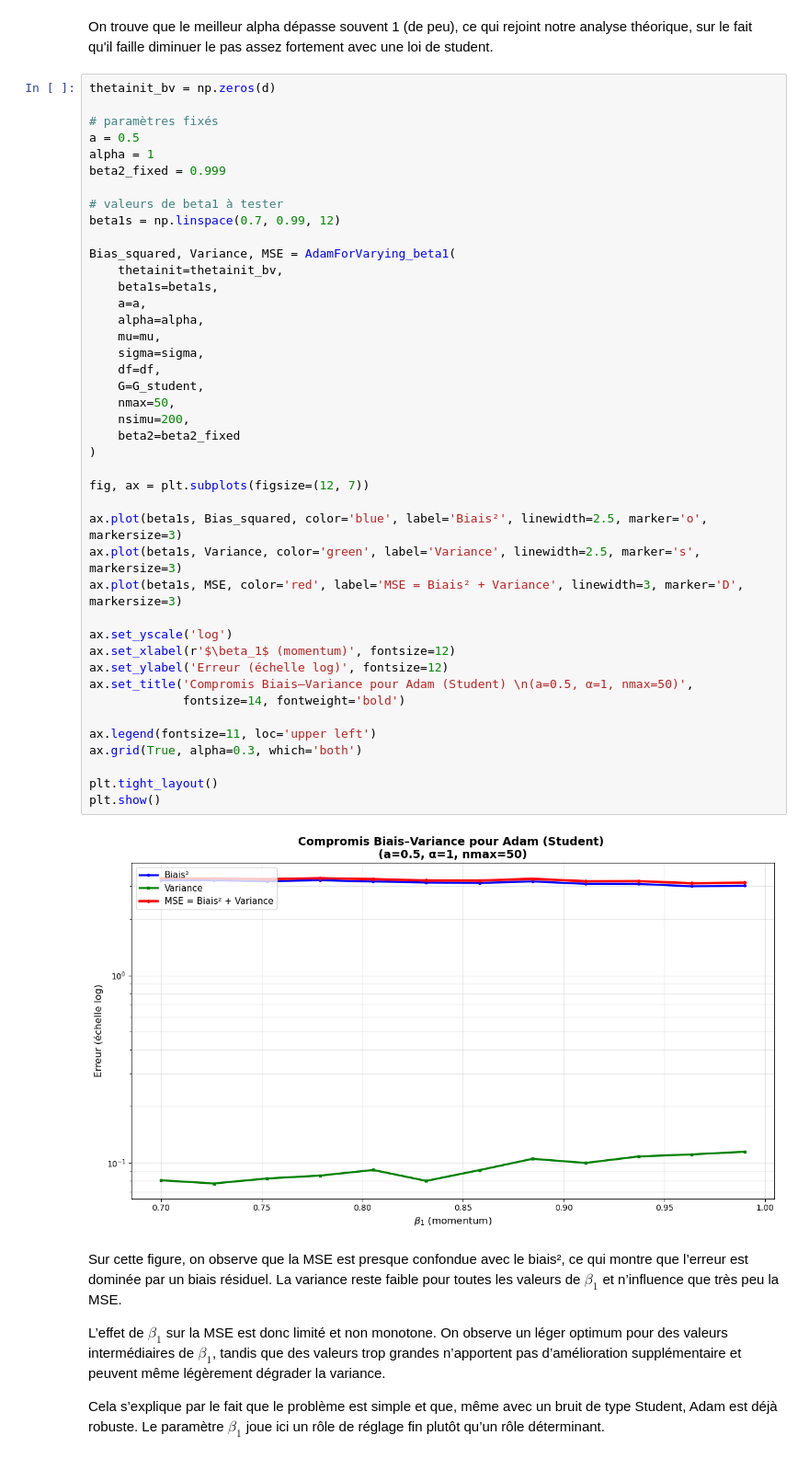
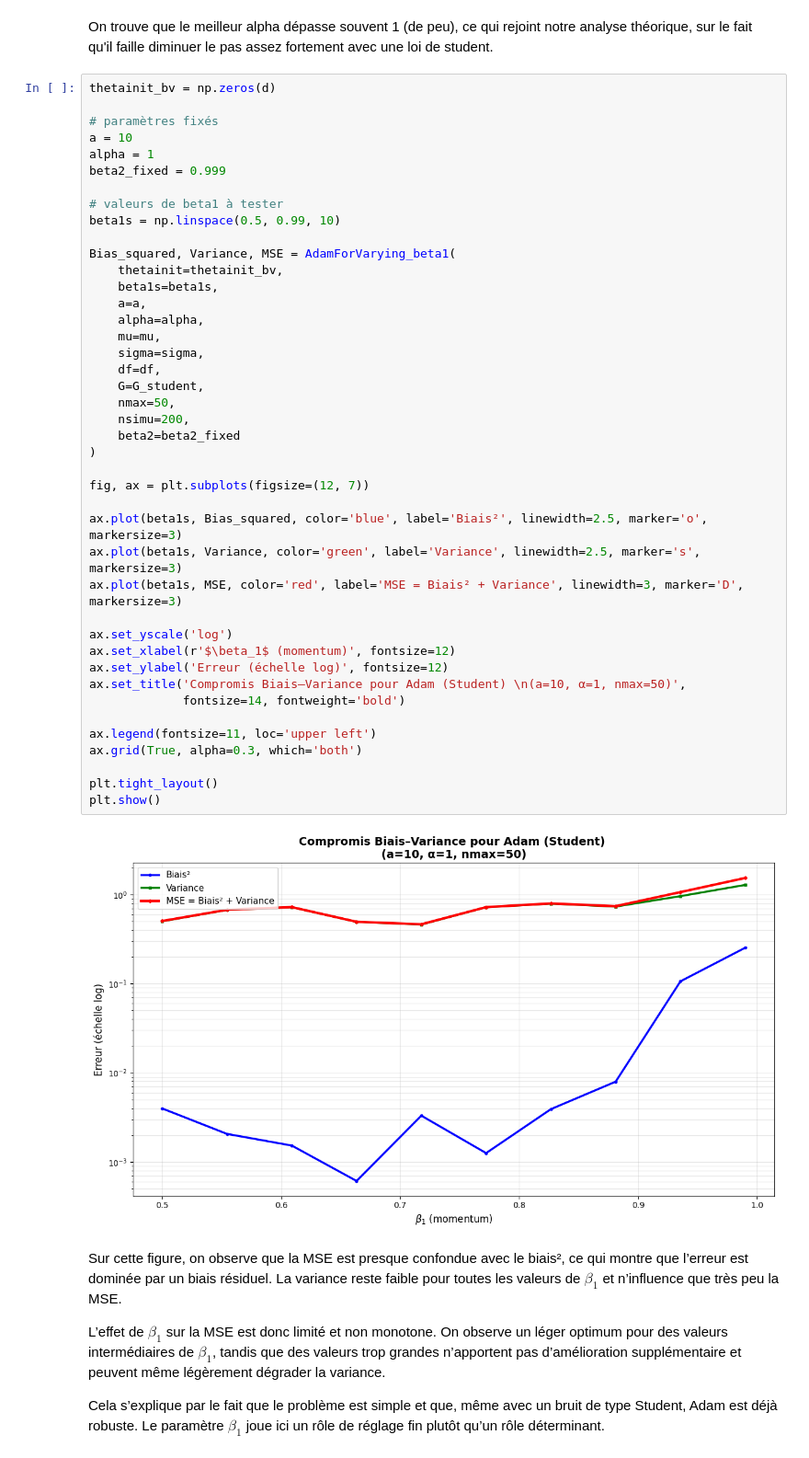
Before and after one commit to enzo-munoz/Mines_data_science, a Jupyter notebook: optimisation/Rapport TP - Enzo Munoz & Maxime Guilbaud & Hugo Munier V3.ipynb, the cells around one changed output. Shown at 92% size. Saved outputs shown, nothing was run; the diff lists cells and outputs as text.

```diff
--- a/optimisation/Rapport TP - Enzo Munoz & Maxime Guilbaud & Hugo Munier V3.ipynb
+++ b/optimisation/Rapport TP - Enzo Munoz & Maxime Guilbaud & Hugo Munier V3.ipynb
@@ -1152,46 +1151,46 @@ On trouve que le meilleur alpha dépasse souvent 1 (de peu), ce qui rejoint notr
 thetainit_bv = np.zeros(d)
 
 # paramètres fixés
-a = 0.5
+a = 10
 alpha = 1
 beta2_fixed = 0.999
 
 # valeurs de beta1 à tester
-beta1s = np.linspace(0.7, 0.99, 12)
+beta1s = np.linspace(0.5, 0.99, 10)
 
 Bias_squared, Variance, MSE = AdamForVarying_beta1(
     thetainit=thetainit_bv,
     beta1s=beta1s,
     a=a,
     alpha=alpha,
     mu=mu,
     sigma=sigma,
     df=df,
     G=G_student,
     nmax=50,
     nsimu=200,
     beta2=beta2_fixed
 )
 
 fig, ax = plt.subplots(figsize=(12, 7))
 
 ax.plot(beta1s, Bias_squared, color='blue', label='Biais²', linewidth=2.5, marker='o', markersize=3)
 ax.plot(beta1s, Variance, color='green', label='Variance', linewidth=2.5, marker='s', markersize=3)
 ax.plot(beta1s, MSE, color='red', label='MSE = Biais² + Variance', linewidth=3, marker='D', markersize=3)
 
 ax.set_yscale('log')
 ax.set_xlabel(r'$\beta_1$ (momentum)', fontsize=12)
 ax.set_ylabel('Erreur (échelle log)', fontsize=12)
-ax.set_title('Compromis Biais–Variance pour Adam (Student) \n(a=0.5, α=1, nmax=50)',
+ax.set_title('Compromis Biais–Variance pour Adam (Student) \n(a=10, α=1, nmax=50)',
              fontsize=14, fontweight='bold')
 
 ax.legend(fontsize=11, loc='upper left')
 ax.grid(True, alpha=0.3, which='both')
 
 plt.tight_layout()
 plt.show()
 # %% [output]
-[figure, old version]
+[figure, new version]
 # %% [markdown]
 Sur cette figure, on observe que la MSE est presque confondue avec le biais², ce qui montre que l’erreur est dominée par un biais résiduel. La variance reste faible pour toutes les valeurs de $\beta_1$ et n’influence que très peu la MSE.
 
```
Also changed, not shown: parts of 16 cells of this notebook.
